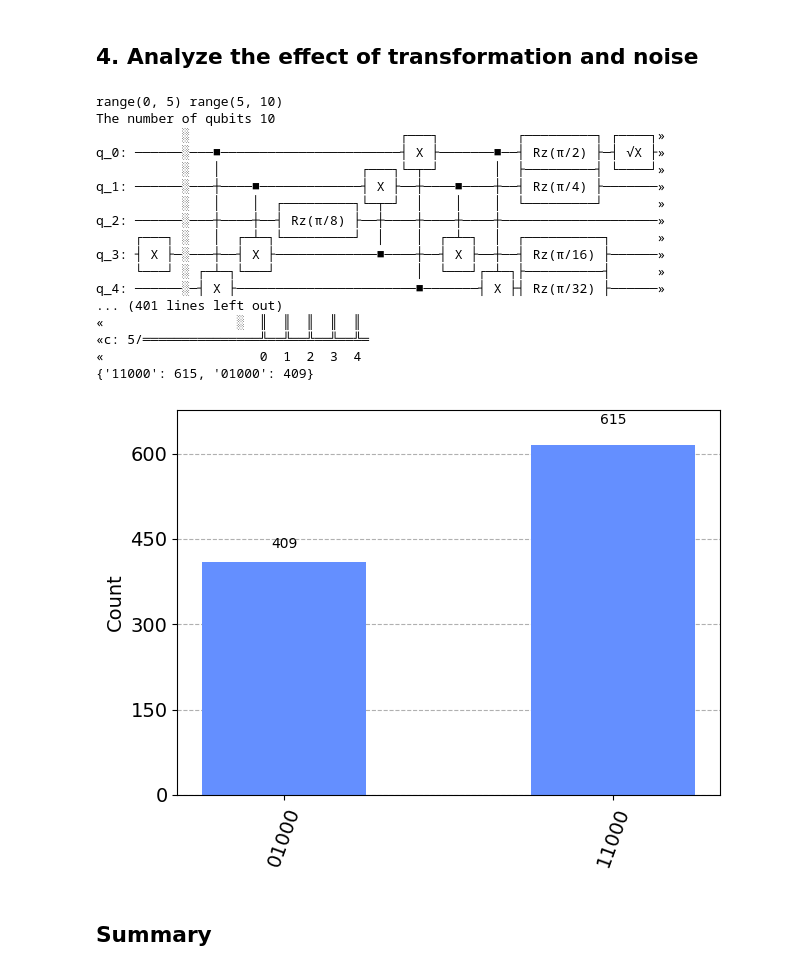
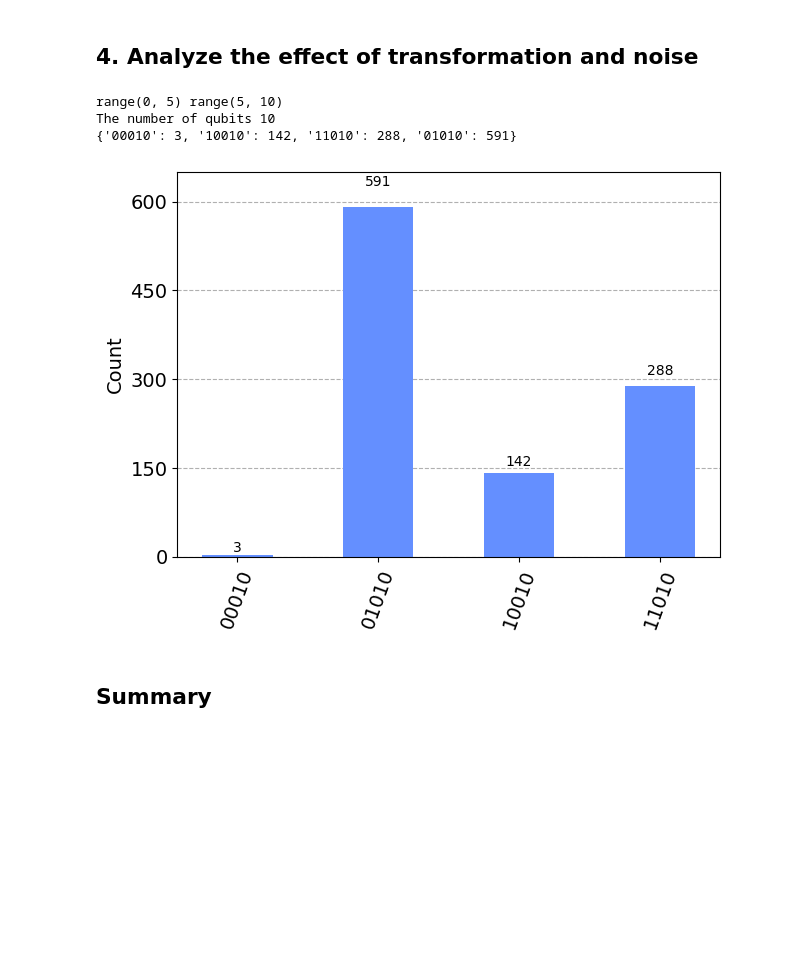
Before and after one commit to Abduniyaz924/QOSF-Mentorship-Program, a Jupyter notebook: Draper_Adder_Noise.ipynb, the cells around one changed output. Cells and saved outputs as stored; diff of their text form; code cells hidden in the pictures; blank space fills up the shorter version.

```diff
--- a/Draper_Adder_Noise.ipynb
+++ b/Draper_Adder_Noise.ipynb
@@ -162,51 +161,36 @@ The Draper's Adder Algorithm gives good result without any noise!
 # %%
 a = 8
 b = 8
 n = max(len(bin(a))-2, len(bin(b))-2) + 1   #Determine the number of qubit needed
 qc = quantum_sum(a, b, n)
-qc = transform(qc)
+#qc = transform(qc)
 alpha = 0.01
 beta = 0.01
 #qc = add_pauli_noise_to_circuit(alpha, beta, qc)
 qc = add_pauli_noise(alpha, beta, qc)
 print("The number of qubits", qc.num_qubits)
 # Measure the output
 qc.measure(range(n), range(n))
 
 # Draw the circuit
-print(qc)
-plt.show()
+#print(qc)
 
 simulator = Aer.get_backend('qasm_simulator')
 compiled_circuit = transpile(qc, simulator)
 result = execute(compiled_circuit, backend=simulator, shots=  1024).result()
 
 # Get the measurement result
 counts = result.get_counts()
 print(counts)
 
 # Plot the result
 
 plot_histogram(counts)
 # %% [output]
 range(0, 5) range(5, 10)
 The number of qubits 10
-           ░                           ┌───┐          ┌─────────┐ ┌────┐»
-q_0: ──────░───■───────────────────────┤ X ├───────■──┤ Rz(π/2) ├─┤ √X ├»
-           ░   │                  ┌───┐└─┬─┘       │  ├─────────┤ └────┘»
-q_1: ──────░───┼────■─────────────┤ X ├──┼────■────┼──┤ Rz(π/4) ├───────»
-           ░   │    │  ┌─────────┐└─┬─┘  │    │    │  └─────────┘       »
-q_2: ──────░───┼────┼──┤ Rz(π/8) ├──┼────┼────┼────┼────────────────────»
-     ┌───┐ ░   │  ┌─┴─┐└─────────┘  │    │  ┌─┴─┐  │  ┌──────────┐      »
-q_3: ┤ X ├─░───┼──┤ X ├─────────────■────┼──┤ X ├──┼──┤ Rz(π/16) ├──────»
-     └───┘ ░ ┌─┴─┐└───┘                  │  └───┘┌─┴─┐├──────────┤      »
-q_4: ──────░─┤ X ├───────────────────────■───────┤ X ├┤ Rz(π/32) ├──────»
-... (401 lines left out)
-«                 ░  ║  ║  ║  ║  ║
-«c: 5/═══════════════╩══╩══╩══╩══╩═
-«                    0  1  2  3  4
-{'11000': 615, '01000': 409}
+{'00010': 3, '10010': 142, '11010': 288, '01010': 591}
-[figure, old version]
+[figure, new version]
 # %% [markdown]
 ## Summary
 # %% [markdown]
```
Also changed, not shown: parts of 2 cells of this notebook.
